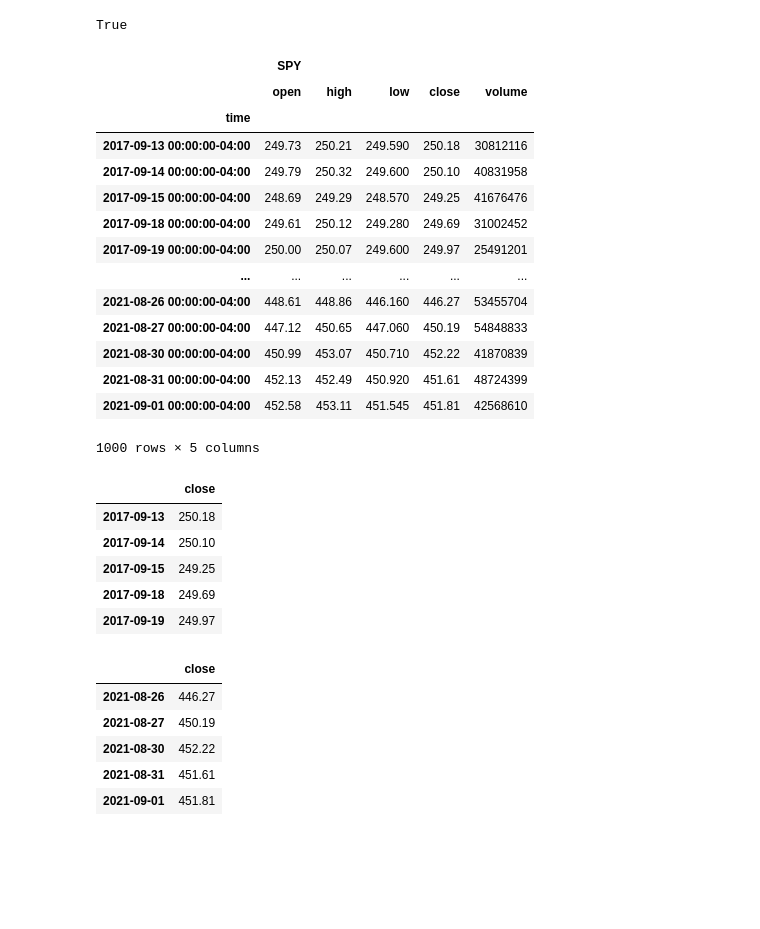
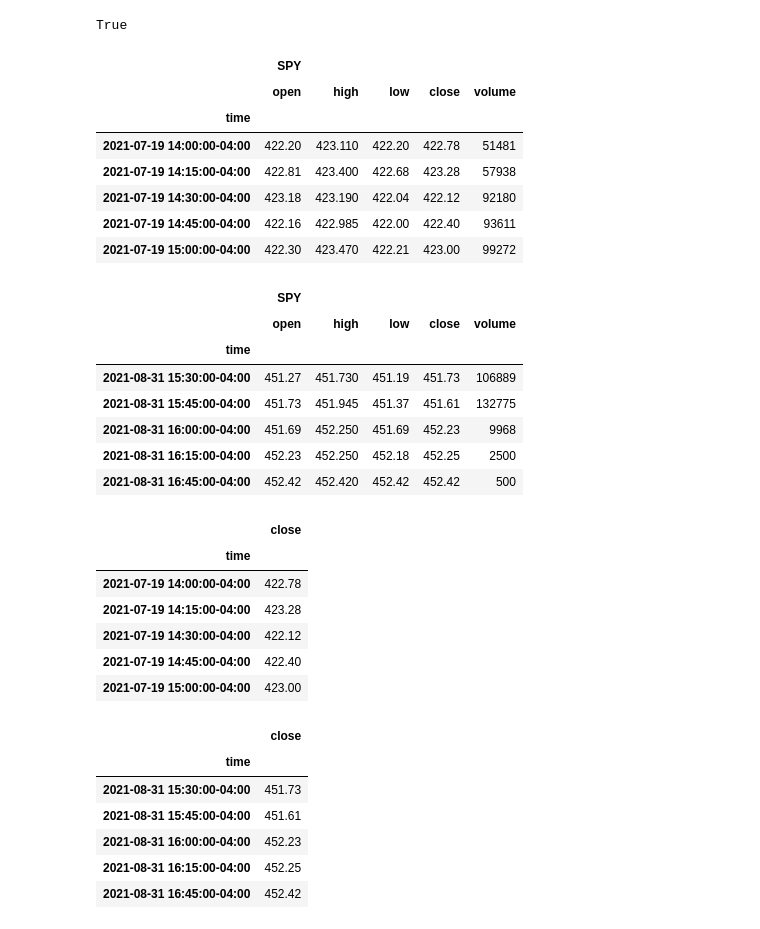
Before and after one commit to NehaJantre/SwingTradingBot, a Jupyter notebook: SwingTradeAlgo.ipynb, the cells around one changed output. Cells and saved outputs as stored; diff of their text form; code cells hidden in the pictures; blank space fills up the shorter version.

```diff
--- a/SwingTradeAlgo.ipynb
+++ b/SwingTradeAlgo.ipynb
@@ -47,37 +69,39 @@ NVDA = ['NVDA']
 TWTR = ['TWTR']
 # %%
 # Set timeframe to one day ('1D') for the Alpaca API
-timeframe = '1D'
+timeframe = '15Min'
 
 # Get current closing prices for SPY
 
 SPY_df = alpaca.get_barset(
     SPY,
     timeframe,
     start = start_date,
     end = end_date,
-    limit = 1000,
+    limit=1000
 ).df
 
 # Display SPY df
 
-SPY_df
+display(SPY_df.head())
+display(SPY_df.tail())
 # %% [output]
 |  | SPY |  |  |  |  |
 |  | open | high | low | close | volume |
 | time |  |  |  |  |  |
-| 2017-09-13 00:00:00-04:00 | 249.73 | 250.21 | 249.590 | 250.18 | 30812116 |
-| 2017-09-14 00:00:00-04:00 | 249.79 | 250.32 | 249.600 | 250.10 | 40831958 |
-| 2017-09-15 00:00:00-04:00 | 248.69 | 249.29 | 248.570 | 249.25 | 41676476 |
-| 2017-09-18 00:00:00-04:00 | 249.61 | 250.12 | 249.280 | 249.69 | 31002452 |
-| 2017-09-19 00:00:00-04:00 | 250.00 | 250.07 | 249.600 | 249.97 | 25491201 |
-| ... | ... | ... | ... | ... | ... |
-| 2021-08-26 00:00:00-04:00 | 448.61 | 448.86 | 446.160 | 446.27 | 53455704 |
-| 2021-08-27 00:00:00-04:00 | 447.12 | 450.65 | 447.060 | 450.19 | 54848833 |
-| 2021-08-30 00:00:00-04:00 | 450.99 | 453.07 | 450.710 | 452.22 | 41870839 |
-| 2021-08-31 00:00:00-04:00 | 452.13 | 452.49 | 450.920 | 451.61 | 48724399 |
-| 2021-09-01 00:00:00-04:00 | 452.58 | 453.11 | 451.545 | 451.81 | 42568610 |
+| 2021-07-19 14:00:00-04:00 | 422.20 | 423.110 | 422.20 | 422.78 | 51481 |
+| 2021-07-19 14:15:00-04:00 | 422.81 | 423.400 | 422.68 | 423.28 | 57938 |
+| 2021-07-19 14:30:00-04:00 | 423.18 | 423.190 | 422.04 | 422.12 | 92180 |
+| 2021-07-19 14:45:00-04:00 | 422.16 | 422.985 | 422.00 | 422.40 | 93611 |
+| 2021-07-19 15:00:00-04:00 | 422.30 | 423.470 | 422.21 | 423.00 | 99272 |
-1000 rows × 5 columns
+|  | SPY |  |  |  |  |
+|  | open | high | low | close | volume |
+| time |  |  |  |  |  |
+| 2021-08-31 15:30:00-04:00 | 451.27 | 451.730 | 451.19 | 451.73 | 106889 |
+| 2021-08-31 15:45:00-04:00 | 451.73 | 451.945 | 451.37 | 451.61 | 132775 |
+| 2021-08-31 16:00:00-04:00 | 451.69 | 452.250 | 451.69 | 452.23 | 9968 |
+| 2021-08-31 16:15:00-04:00 | 452.23 | 452.250 | 452.18 | 452.25 | 2500 |
+| 2021-08-31 16:45:00-04:00 | 452.42 | 452.420 | 452.42 | 452.42 | 500 |
 # %%
 # Create df for SPY closing prices
 
@@ -87,8 +111,7 @@ SPY_close['close'] = SPY_df['SPY']['close']
 
 # Drop the time component of the date
 
-SPY_close.index = SPY_close.index.date
-
+# SPY_close.index = SPY_close.index.time
 
 # Review SPY DF
 
@@ -96,17 +119,19 @@ display(SPY_close.head())
 display(SPY_close.tail())
 # %% [output]
 |  | close |
-| 2017-09-13 | 250.18 |
-| 2017-09-14 | 250.10 |
-| 2017-09-15 | 249.25 |
-| 2017-09-18 | 249.69 |
-| 2017-09-19 | 249.97 |
+| time |  |
+| 2021-07-19 14:00:00-04:00 | 422.78 |
+| 2021-07-19 14:15:00-04:00 | 423.28 |
+| 2021-07-19 14:30:00-04:00 | 422.12 |
+| 2021-07-19 14:45:00-04:00 | 422.40 |
+| 2021-07-19 15:00:00-04:00 | 423.00 |
 |  | close |
-| 2021-08-26 | 446.27 |
-| 2021-08-27 | 450.19 |
-| 2021-08-30 | 452.22 |
-| 2021-08-31 | 451.61 |
-| 2021-09-01 | 451.81 |
+| time |  |
+| 2021-08-31 15:30:00-04:00 | 451.73 |
+| 2021-08-31 15:45:00-04:00 | 451.61 |
+| 2021-08-31 16:00:00-04:00 | 452.23 |
+| 2021-08-31 16:15:00-04:00 | 452.25 |
+| 2021-08-31 16:45:00-04:00 | 452.42 |
 # %%
 SPY_signals = pd.DataFrame()
 
```
Also changed, not shown: parts of 49 cells of this notebook.
